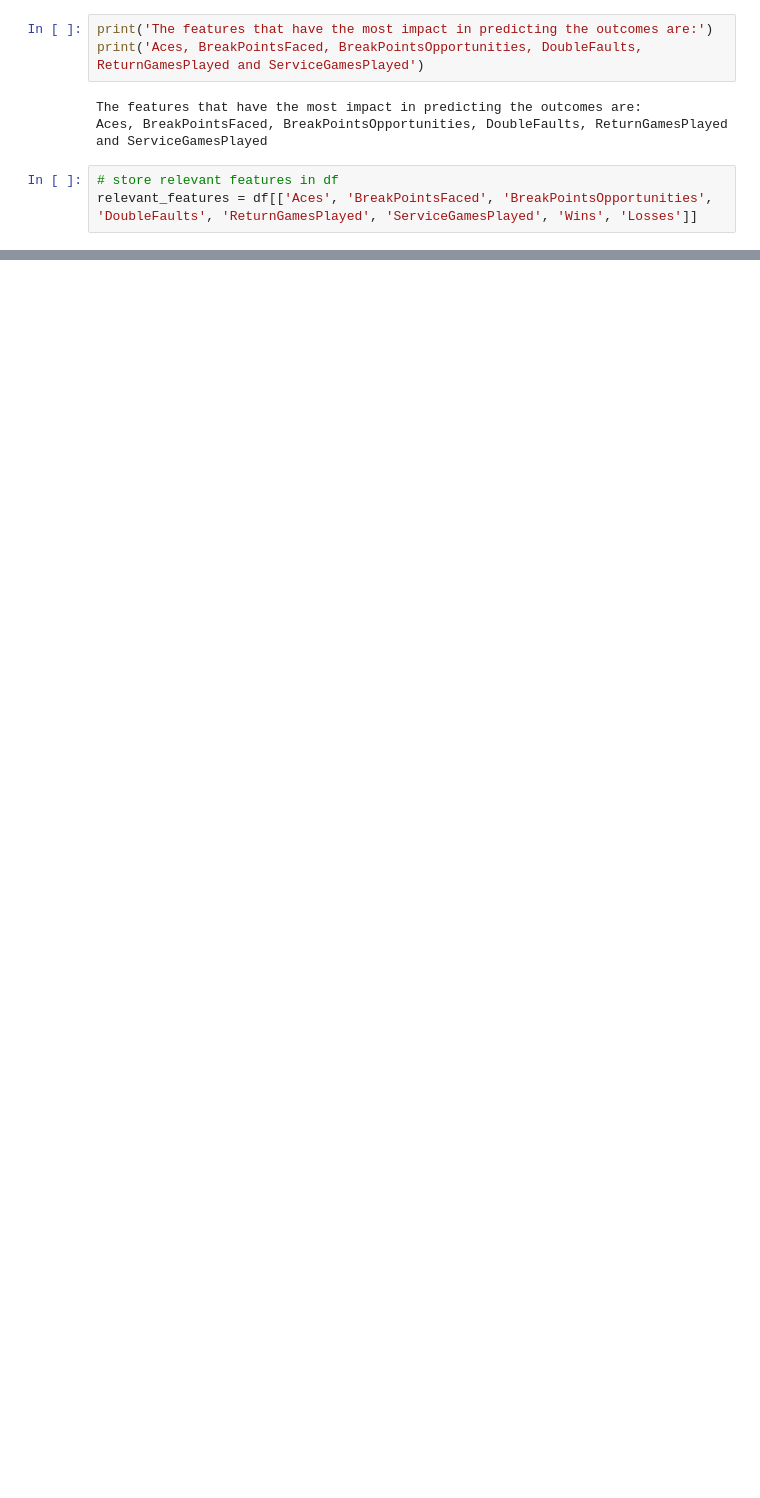
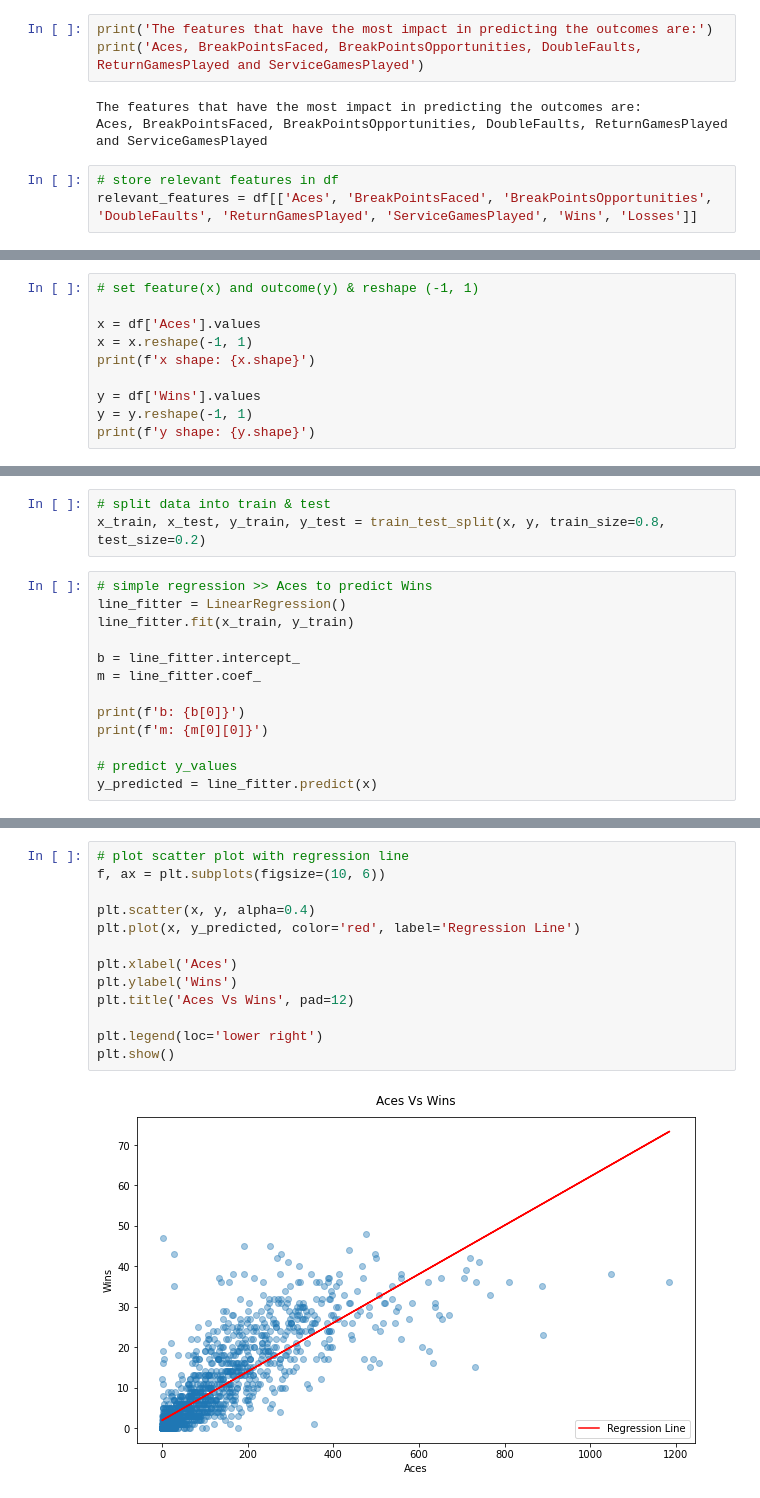
Before and after one commit to princeKike27/Tennis-Ace, a Jupyter notebook: Tennis_Ace.ipynb, the cells around one changed output, grey strips where cells are left out. Saved outputs shown, nothing was run; the diff lists cells and outputs as text; blank space fills up the shorter version.

```diff
--- a/Tennis_Ace.ipynb
+++ b/Tennis_Ace.ipynb
@@ -243,0 +269,10 @@ plt.show()
+# %%
+# set feature(x) and outcome(y) & reshape (-1, 1)
+
+x = df['Aces'].values
+x = x.reshape(-1, 1)
+print(f'x shape: {x.shape}')
+
+y = df['Wins'].values
+y = y.reshape(-1, 1)
+print(f'y shape: {y.shape}')
@@ -243,0 +282,16 @@ plt.show()
+# %%
+# split data into train & test
+x_train, x_test, y_train, y_test = train_test_split(x, y, train_size=0.8, test_size=0.2)
+# %%
+# simple regression >> Aces to predict Wins
+line_fitter = LinearRegression()
+line_fitter.fit(x_train, y_train)
+
+b = line_fitter.intercept_
+m = line_fitter.coef_
+
+print(f'b: {b[0]}')
+print(f'm: {m[0][0]}')
+
+# predict y_values
+y_predicted = line_fitter.predict(x)
@@ -243,0 +301,15 @@ plt.show()
+# %%
+# plot scatter plot with regression line
+f, ax = plt.subplots(figsize=(10, 6))
+
+plt.scatter(x, y, alpha=0.4)
+plt.plot(x, y_predicted, color='red', label='Regression Line')
+
+plt.xlabel('Aces')
+plt.ylabel('Wins')
+plt.title('Aces Vs Wins', pad=12)
+
+plt.legend(loc='lower right')
+plt.show()
+# %% [output]
+[figure, added]
```
Also changed, not shown: parts of 22 cells of this notebook.
